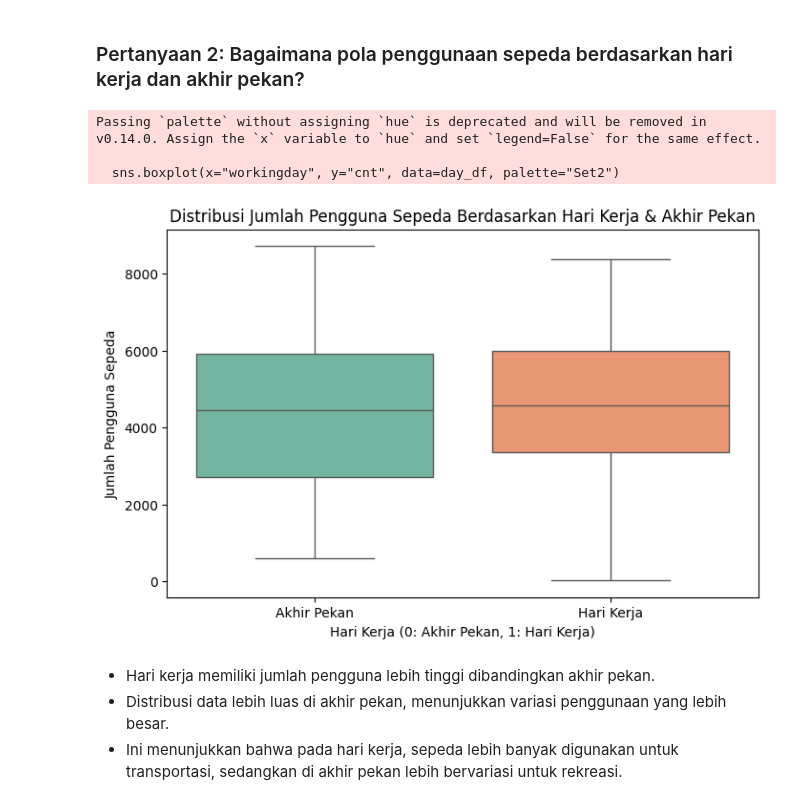
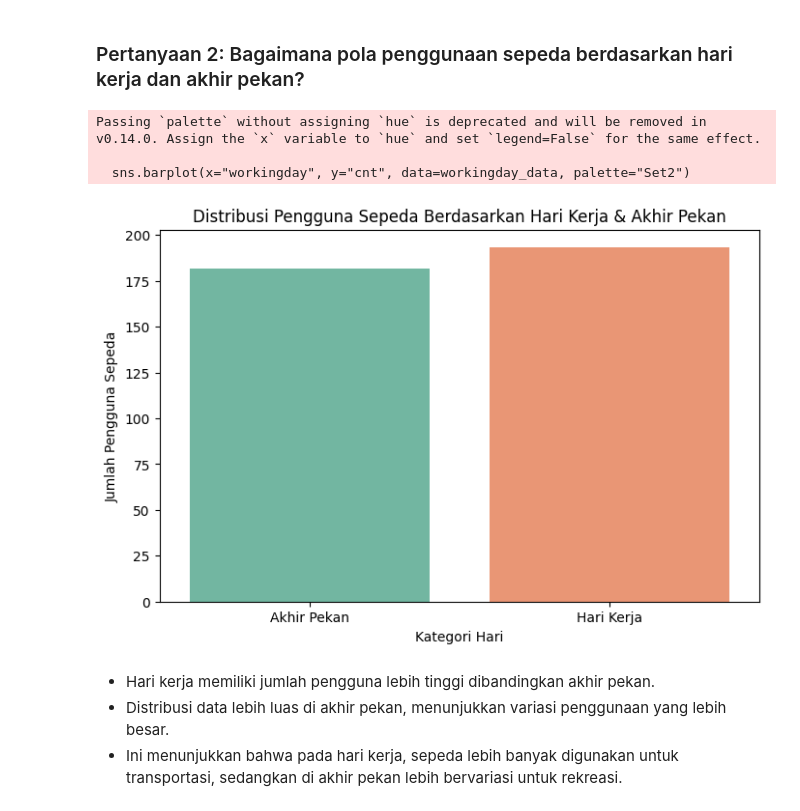
Before and after one commit to suryaagus9/Proyek-Analisis-Data, a Jupyter notebook: notebook.ipynb, the cells around one changed output. Cells and saved outputs as stored; diff of their text form; code cells hidden in the pictures.

```diff
--- a/notebook.ipynb
+++ b/notebook.ipynb
@@ -271,0 +274,4 @@ None
+# %%
+# Menggabungkan dataset yang telah dicleaning
+all_df=pd.merge(hour_df, day_df, on="dteday", how="inner")
+all_df.head()
@@ -271,0 +320,11 @@ None
+# %%
+# Hapus kolom duplikat yang tidak diperlukan
+all_df = all_df.drop(columns=['instant_y', 'season_y', 'yr_y', 'mnth_y', 'holiday_y',
+                              'weekday_y', 'workingday_y', 'weathersit_y', 'temp_y',
+                              'atemp_y', 'hum_y', 'windspeed_y', 'casual_y',
+                              'registered_y', 'cnt_y'])
+# Rename kolom _x agar lebih bersih
+all_df = all_df.rename(columns=lambda x: x.replace('_x', ''))
+
+all_df["weathersit"] = all_df["weathersit"].astype(int)
+all_df = all_df[all_df["weathersit"] <= 3]
@@ -459,17 +520,18 @@ Passing `palette` without assigning `hue` is deprecated and will be removed in v
 # %%
 # Visualisasi Jumlah Pengguna Sepeda Berdasarkan Hari Kerja vs Akhir Pekan
 plt.figure(figsize=(8, 5))
-sns.boxplot(x="workingday", y="cnt", data=day_df, palette="Set2")
-plt.title("Distribusi Jumlah Pengguna Sepeda Berdasarkan Hari Kerja & Akhir Pekan")
-plt.xlabel("Hari Kerja (0: Akhir Pekan, 1: Hari Kerja)")
+workingday_data = all_df.groupby("workingday")["cnt"].mean().reset_index()
+sns.barplot(x="workingday", y="cnt", data=workingday_data, palette="Set2")
+plt.title("Distribusi Pengguna Sepeda Berdasarkan Hari Kerja & Akhir Pekan")
+plt.xlabel("Kategori Hari")
 plt.ylabel("Jumlah Pengguna Sepeda")
-plt.xticks(ticks=[0,1], labels=["Akhir Pekan", "Hari Kerja"])
+plt.xticks(ticks=[0, 1], labels=["Akhir Pekan", "Hari Kerja"])
 plt.show()
 # %% [output]
 Passing `palette` without assigning `hue` is deprecated and will be removed in v0.14.0. Assign the `x` variable to `hue` and set `legend=False` for the same effect.
 
-  sns.boxplot(x="workingday", y="cnt", data=day_df, palette="Set2")
+  sns.barplot(x="workingday", y="cnt", data=workingday_data, palette="Set2")
-[figure, old version]
+[figure, new version]
 # %% [markdown]
 - Hari kerja memiliki jumlah pengguna lebih tinggi dibandingkan akhir pekan.
 - Distribusi data lebih luas di akhir pekan, menunjukkan variasi penggunaan yang lebih besar.
```
Also changed, not shown: parts of 42 cells of this notebook, 2 other files.
